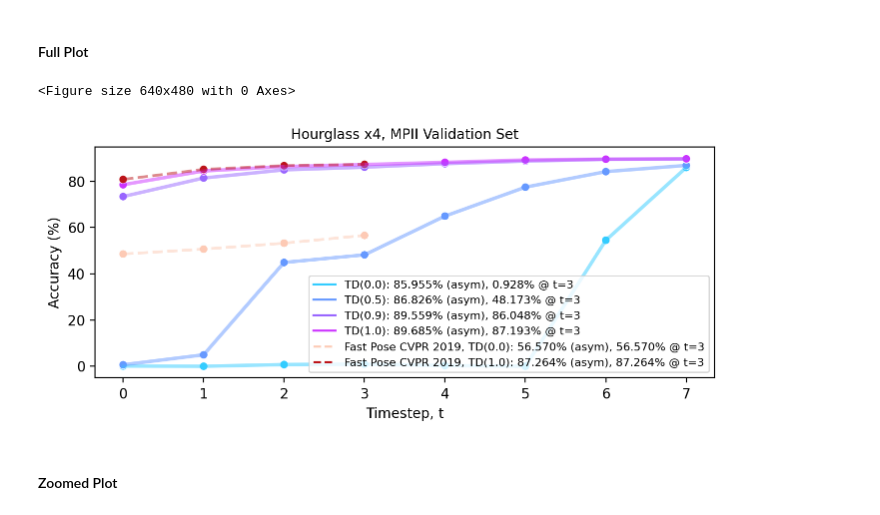
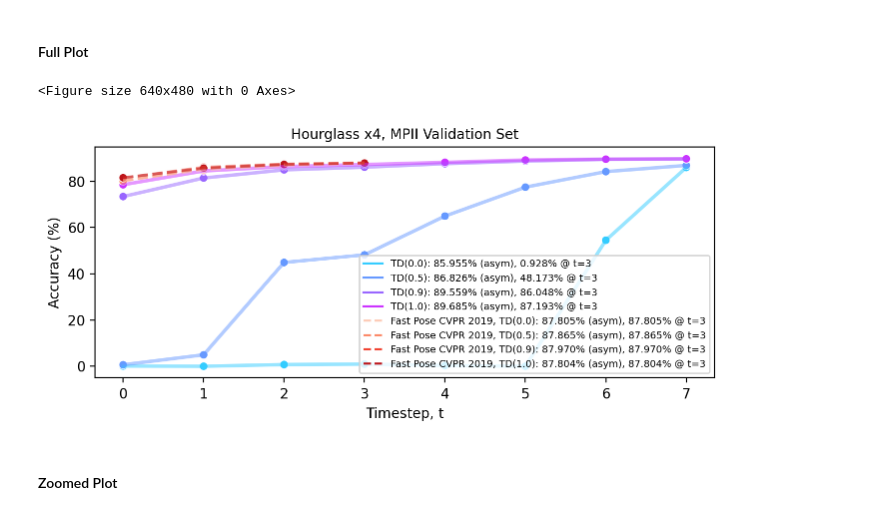
Before and after one commit to michael-iuzzolino/CascadedPoseEstimation, a Jupyter notebook: Analysis.ipynb, the cells around one changed output. Cells and saved outputs as stored; diff of their text form; code cells hidden in the pictures.

```diff
--- a/Analysis.ipynb
+++ b/Analysis.ipynb
@@ -79,7 +79,9 @@ def plot_figure(
     ylim_min=None,
     ylim_max=None,
     use_best=True,
-    show_dist=False
+    show_dist=False,
+    legend_font_size=6,
+    val_at_t=3,
   ):
   plt.figure(figsize=(8,3))
   plt.tight_layout(rect=[0, 0.03, 1, 0.95])
@@ -95,7 +97,11 @@ def plot_figure(
 
     # TD Model curves
     for td_key, td_df in td_model_df.groupby("td"):
-      set_best_and_asymptotic_vals(td_df, title=f"TD({td_key})")
+      set_best_and_asymptotic_vals(
+          td_df,
+          title=f"TD({td_key})",
+          val_at_t=val_at_t,
+      )
 
       color = color_lookup[td_key]
       palette = sns.set_palette(sns.color_palette([color]))
@@ -107,18 +113,15 @@ def plot_figure(
   if show_dist and len(dist_model_df):
 #     n_remove += 1
     n_remove += dist_model_df.td.unique().shape[0]
-
 #     set_best_and_asymptotic_vals(dist_model_df, title="Fast Pose CVPR 2019")
-
-    color_lookup = make_color_lookup(dist_model_df, cmap=plt.cm.Greys)
-
+    color_lookup = make_color_lookup(dist_model_df, cmap=plt.cm.Reds)
 #     palette = sns.set_palette(sns.color_palette([[0.0, 0.0, 0.0]]))
     for td_key, dist_td_df in dist_model_df.groupby("td"):
       set_best_and_asymptotic_vals(
           dist_td_df,
-          title=f"Fast Pose CVPR 2019, TD({td_key})"
+          title=f"Fast Pose CVPR 2019, TD({td_key})",
+          val_at_t=val_at_t,
       )
-
       color = color_lookup[td_key]
       palette = sns.set_palette(sns.color_palette([color]))
       scatter_line_plot(dist_td_df, palette=palette, lw=2, ls="--", alpha=0.5)
@@ -132,7 +135,7 @@ def plot_figure(
   handles, labels = g.get_legend_handles_labels()
   handles = handles[:-n_remove]
   labels = labels[:-n_remove]
-  leg = plt.legend(handles, labels, loc="lower right", prop={'size': 8})
+  leg = plt.legend(handles, labels, loc="lower right", prop={'size': legend_font_size})
 
   if show_dist and len(dist_model_df):
     leg_lines = leg.get_lines()
@@ -220,20 +212,21 @@ small_baseline_df = small_df[~small_df.distillation]
 # %%
 for plot_df, baseline_df in [(shared_weights_df, small_baseline_df), (untied_weights_df, None)]:
   ylim_max = float(plot_df.val.max())
   ylim_max += 5
   SHOW_DIST = True
   for model_key, td_model_df in plot_df.groupby("model"):
     plot_figure(
         td_model_df,
         dataset_name=DATASET_NAME,
         baseline_df=baseline_df,
         ylim_min=df.val.min() - 5,
         ylim_max=ylim_max,
-        show_dist=SHOW_DIST
+        show_dist=SHOW_DIST,
+        legend_font_size=7,
     )
 # %% [output]
 <Figure size 640x480 with 0 Axes>
-[figure, old version]
+[figure, new version]
 # %% [markdown]
 #### Zoomed Plot
 # %%
```
Also changed, not shown: parts of 2 cells of this notebook, 1 other file.
